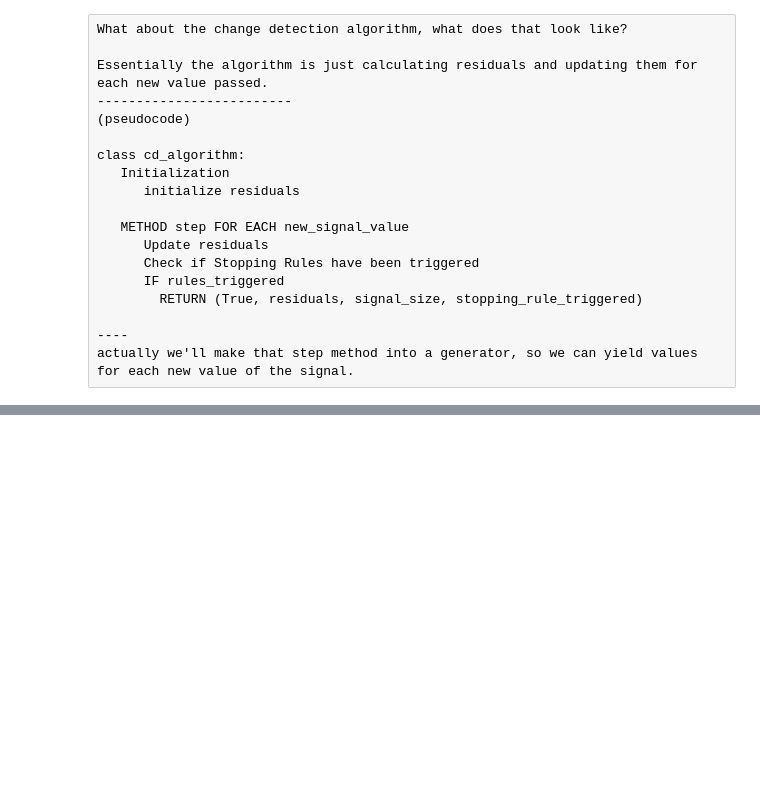
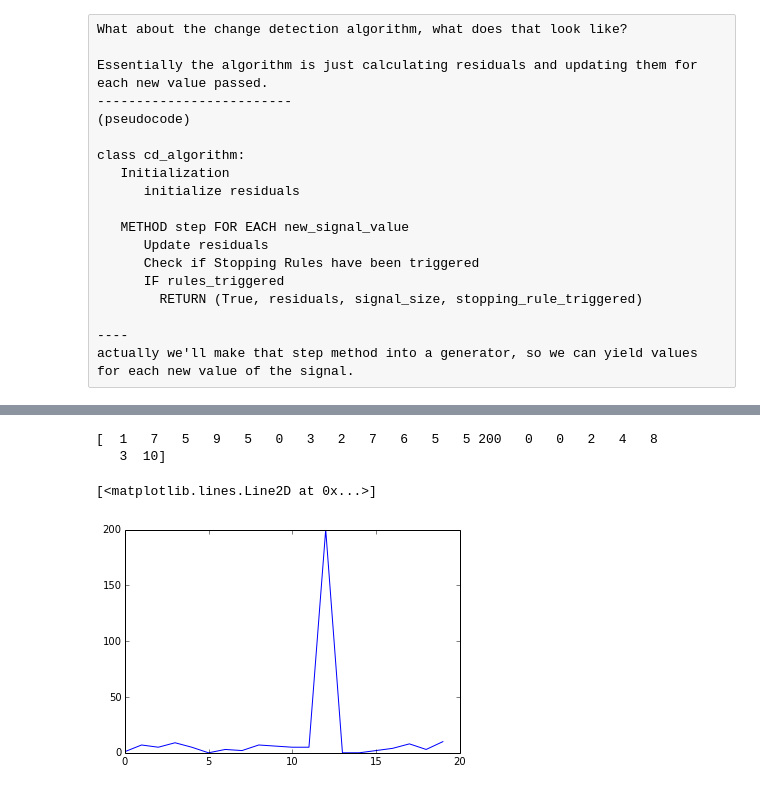
Before and after one commit to amanahuja/change-detection-tutorial, a Jupyter notebook: ipynb/section_00_scaffolding.ipynb, the cells around one changed output, grey strips where cells are left out. Drawn from its saved outputs; the diff is of its cells as text; code cells hidden in the pictures; blank space fills up the shorter version.

```diff
--- a/ipynb/section_00_scaffolding.ipynb
+++ b/ipynb/section_00_scaffolding.ipynb
@@ -237,0 +205,13 @@ True
+# %%
+part2 = np.array([5,5,200,0,0,2,4,8,3,10])
+signal2 = np.concatenate([signal, part2])
+
+#Visualize the new signal
+print signal2
+
+plt.plot(signal2)
+# %% [output]
+[  1   7   5   9   5   0   3   2   7   6   5   5 200   0   0   2   4   8
+   3  10]
+[<matplotlib.lines.Line2D at 0x...>]
+[figure, added]
```
Also changed, not shown: parts of 27 cells of this notebook, 1 other file.
